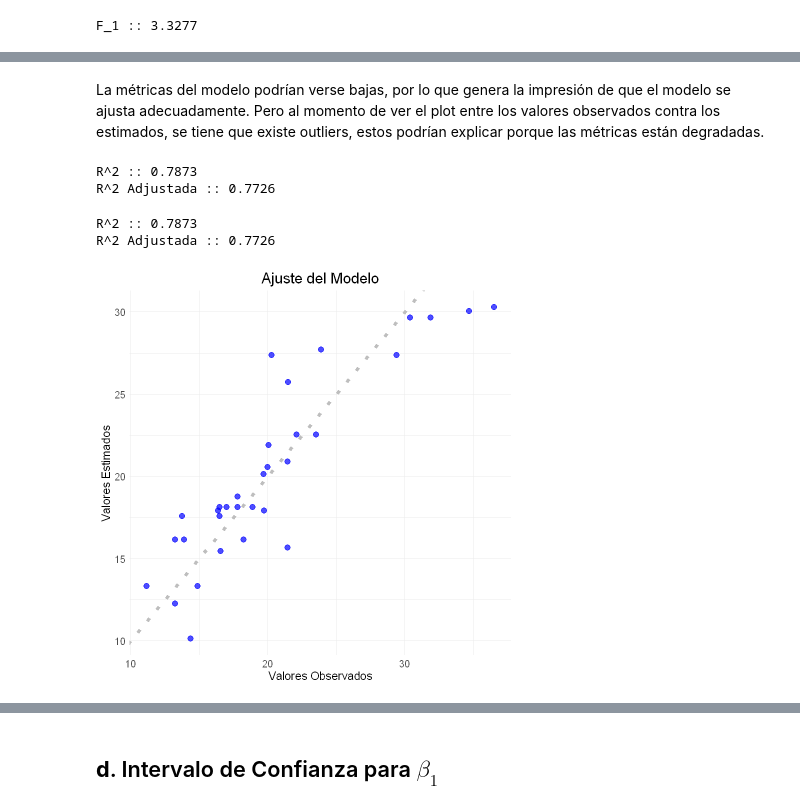
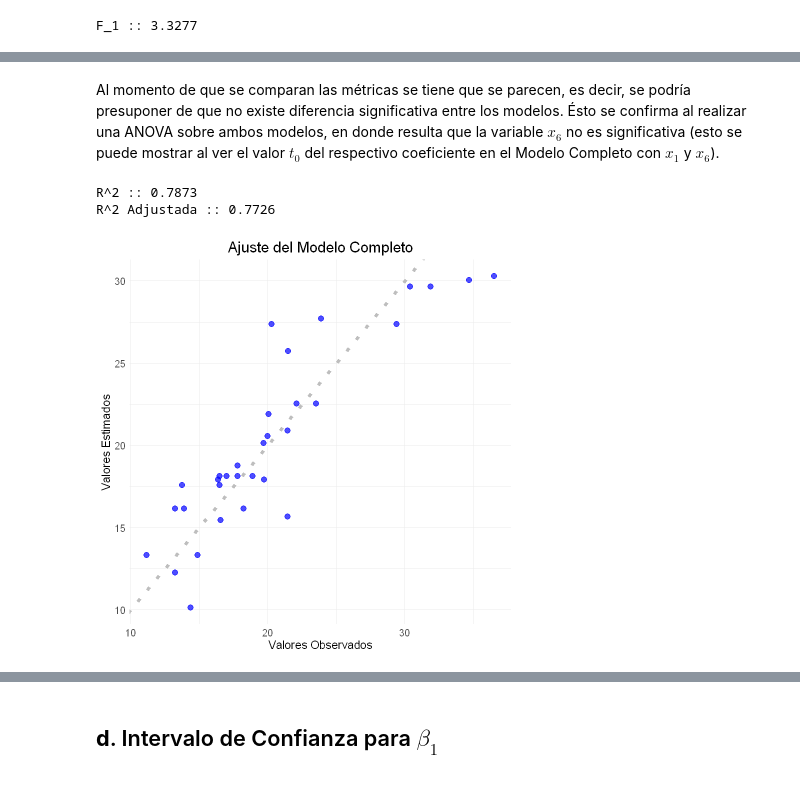
Before and after one commit to alexisuaguilaru/EstadisticaMultivariada, a Jupyter notebook: RegresionMultiple/Tareas/Tarea_02.ipynb, the cells around one changed output, grey strips where cells are left out. Cells and saved outputs as stored; diff of their text form; code cells hidden in the pictures.

```diff
--- a/RegresionMultiple/Tareas/Tarea_02.ipynb
+++ b/RegresionMultiple/Tareas/Tarea_02.ipynb
@@ -257,3 +259,3 @@ F_1 :: 3.3277
 # %% [markdown]
-La métricas del modelo podrían verse bajas, por lo que genera la impresión de que el modelo se ajusta adecuadamente. Pero al momento de ver el plot entre los valores observados contra los estimados, se tiene que existe outliers, estos podrían explicar porque las métricas están degradadas.
+Al momento de que se comparan las métricas se tiene que se parecen, es decir, se podría presuponer de que no existe diferencia significativa entre los modelos. Ésto se confirma al realizar una ANOVA sobre ambos modelos, en donde resulta que la variable $x_6$ no es significativa (esto se puede mostrar al ver el valor $t_0$ del respectivo coeficiente en el Modelo Completo con $x_1$ y $x_6$).
 # %%
@@ -288,19 +269,9 @@ ManualAdjRSquared <- function(
-# %%
-# Scores usando Operaciones Manuales
-
-RSquared <- ManualRSquared(ANOVA_Model)
-RSquared_Adj <- ManualAdjRSquared(ANOVA_Model)
-
-cat(sprintf('R^2 :: %.4f\n',RSquared))
-cat(sprintf('R^2 Adjustada :: %.4f\n',RSquared_Adj))
-# %% [output]
-R^2 :: 0.7873
-R^2 Adjustada :: 0.7726
 # %%
 #' Función para plotear los valores esperados y estimados del modelo lineal.
 PlotExpectedEstimate <- function(
     LinearModel,
-    ExpectedValuesY
+    ExpectedValuesY,
+    Title = 'Ajuste del Modelo'
 )
 {
     plot_data <- data.frame(
@@ -319,7 +290,7 @@ PlotExpectedEstimate <- function(
         linewidth = 2
     ) +
     labs(
-        title = 'Ajuste del Modelo',
+        title = Title,
         x = 'Valores Observados',
         y = 'Valores Estimados'
     ) +
@@ -333,8 +304,8 @@ PlotExpectedEstimate <- function(
     return(plot)
 }
 # %%
-# Plot de los valores esperados (observados) y estimados
+# Plot de los valores esperados (observados) y estimados en el Modelo Completo
 
-PlotExpectedEstimate(LinearModel,DatasetGasolina$y)
+PlotExpectedEstimate(LinearModel,DatasetGasolina$y,'Ajuste del Modelo Completo')
 # %% [output]
-[figure, old version]
+[figure, new version]
```
Also changed, not shown: parts of 33 cells of this notebook, 4 other files.
